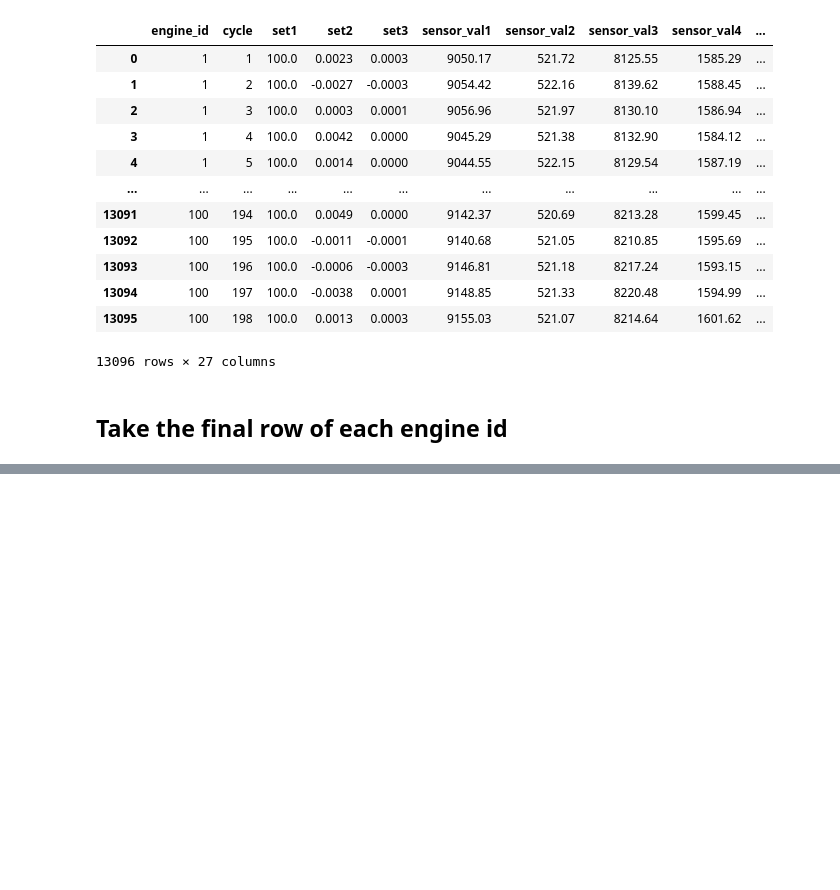
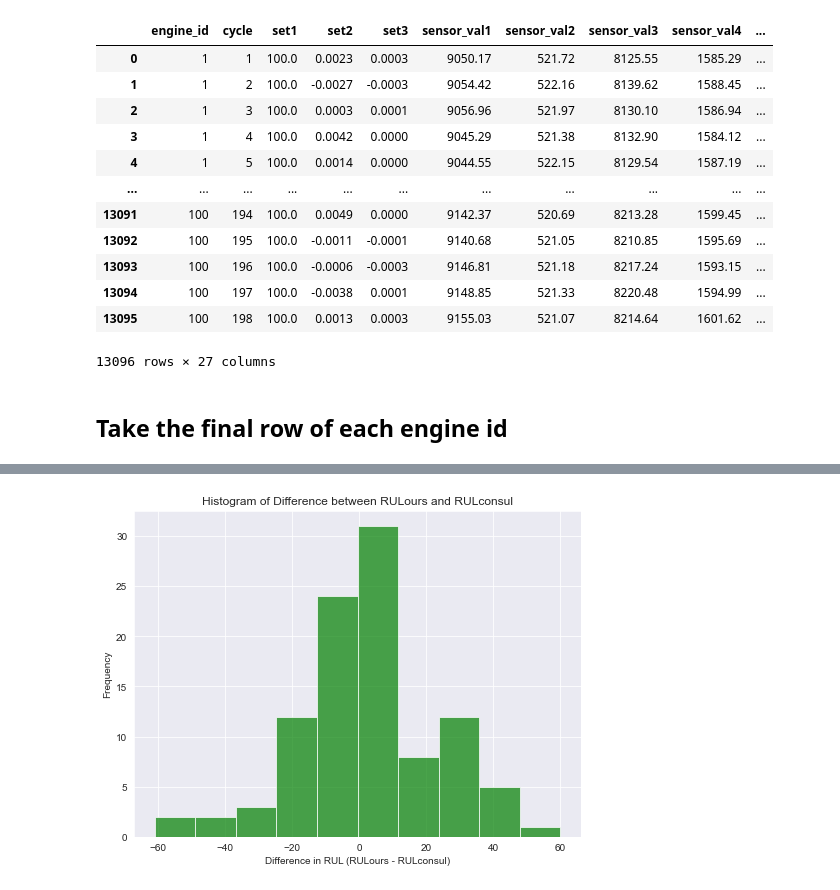
Before and after one commit to JochemBus/PA_assignment3, a Jupyter notebook: Exercise1.2PredicitionCode.ipynb, the cells around one changed output, grey strips where cells are left out. Drawn from its saved outputs; the diff is of its cells as text; code cells hidden in the pictures; blank space fills up the shorter version.

```diff
--- a/Exercise1.2PredicitionCode.ipynb
+++ b/Exercise1.2PredicitionCode.ipynb
@@ -68,0 +147,14 @@ result_df.to_csv('rul_id_pairs.csv', index=False, header=True)
+# %%
+# Calculate the difference between RULours and RULconsul
+df_combined['Difference'] = df_combined['RULours'] - df_combined['RULconsul']
+
+# Plotting the histogram of the differences
+plt.figure(figsize=(8, 6))  # Set the figure size for better readability
+plt.hist(df_combined['Difference'], bins=10, color='green', alpha=0.7)
+plt.xlabel('Difference in RUL (RULours - RULconsul)')
+plt.ylabel('Frequency')
+plt.title('Histogram of Difference between RULours and RULconsul')
+plt.grid(True)  # Optional: adds a grid for easier readability
+plt.show()
+# %% [output]
+[figure, added]
```
Also changed, not shown: parts of 6 cells of this notebook.
